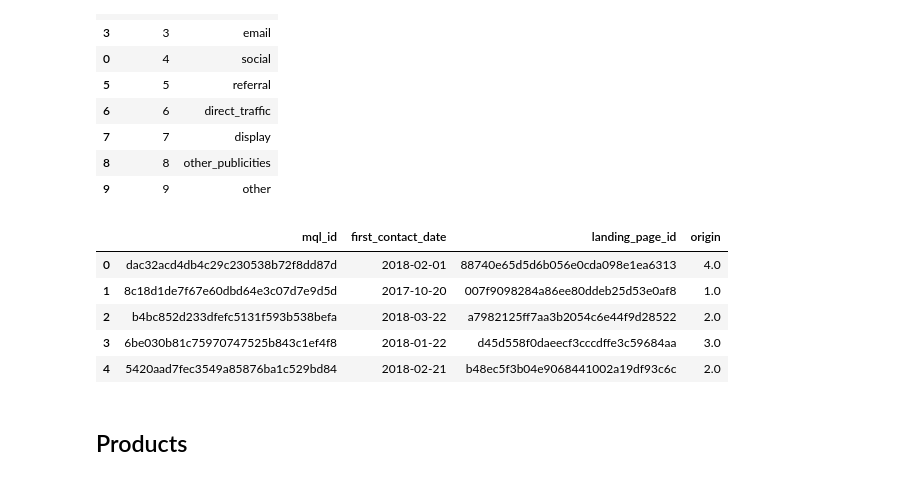
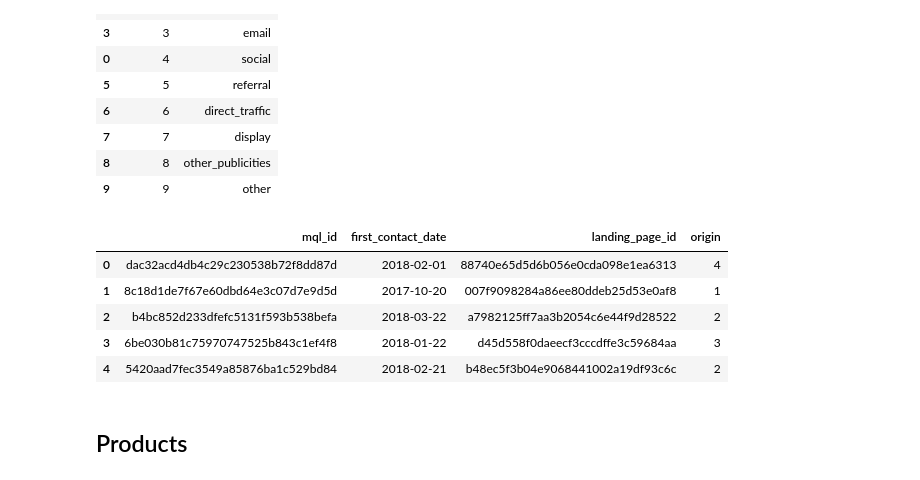
Before and after one commit to b1llywitant0/dbt-semantic-layer-implementation, a Jupyter notebook: analysis/EDA.ipynb, the cells around one changed output. Saved outputs shown, nothing was run; the diff lists cells and outputs as text; code cells hidden in the pictures.

```diff
--- a/analysis/EDA.ipynb
+++ b/analysis/EDA.ipynb
@@ -1080,12 +1080,13 @@ df_qualified_lead_origins.sort_values('origin_id')
 | 9 | 9 | other |
 # %%
 df_qualified['origin'] = df_qualified['origin'].map(df_qualified_lead_origins.set_index('origin_name')['origin_id'])
+df_qualified['origin'] = df_qualified['origin'].astype('Int64')
 df_qualified.head()
 # %% [output]
 |  | mql_id | first_contact_date | landing_page_id | origin |
-| 0 | dac32acd4db4c29c230538b72f8dd87d | 2018-02-01 | 88740e65d5d6b056e0cda098e1ea6313 | 4.0 |
-| 1 | 8c18d1de7f67e60dbd64e3c07d7e9d5d | 2017-10-20 | 007f9098284a86ee80ddeb25d53e0af8 | 1.0 |
-| 2 | b4bc852d233dfefc5131f593b538befa | 2018-03-22 | a7982125ff7aa3b2054c6e44f9d28522 | 2.0 |
-| 3 | 6be030b81c75970747525b843c1ef4f8 | 2018-01-22 | d45d558f0daeecf3cccdffe3c59684aa | 3.0 |
-| 4 | 5420aad7fec3549a85876ba1c529bd84 | 2018-02-21 | b48ec5f3b04e9068441002a19df93c6c | 2.0 |
+| 0 | dac32acd4db4c29c230538b72f8dd87d | 2018-02-01 | 88740e65d5d6b056e0cda098e1ea6313 | 4 |
+| 1 | 8c18d1de7f67e60dbd64e3c07d7e9d5d | 2017-10-20 | 007f9098284a86ee80ddeb25d53e0af8 | 1 |
+| 2 | b4bc852d233dfefc5131f593b538befa | 2018-03-22 | a7982125ff7aa3b2054c6e44f9d28522 | 2 |
+| 3 | 6be030b81c75970747525b843c1ef4f8 | 2018-01-22 | d45d558f0daeecf3cccdffe3c59684aa | 3 |
+| 4 | 5420aad7fec3549a85876ba1c529bd84 | 2018-02-21 | b48ec5f3b04e9068441002a19df93c6c | 2 |
 # %%
```
Also changed, not shown: parts of 23 cells of this notebook, 18 other files.
